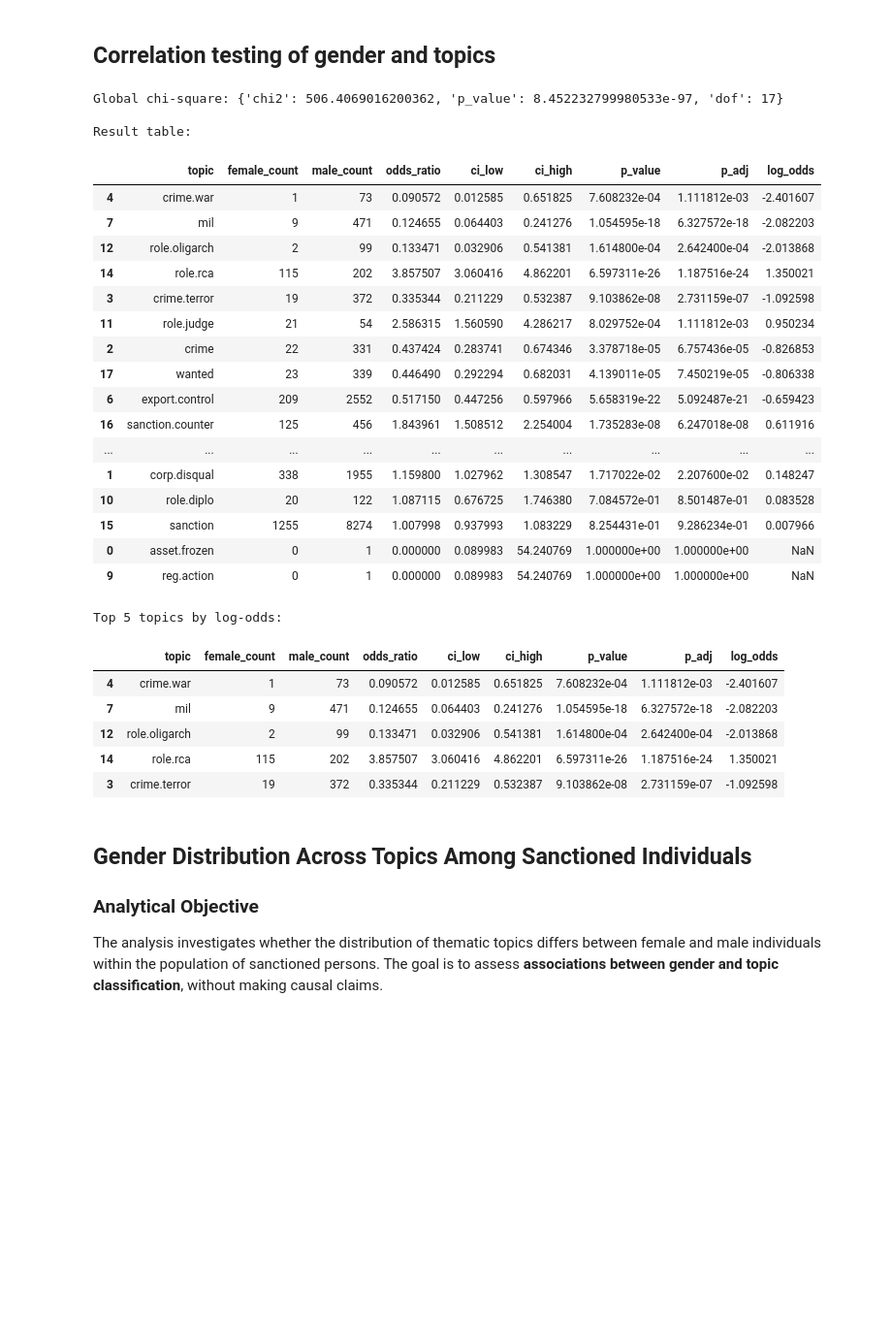
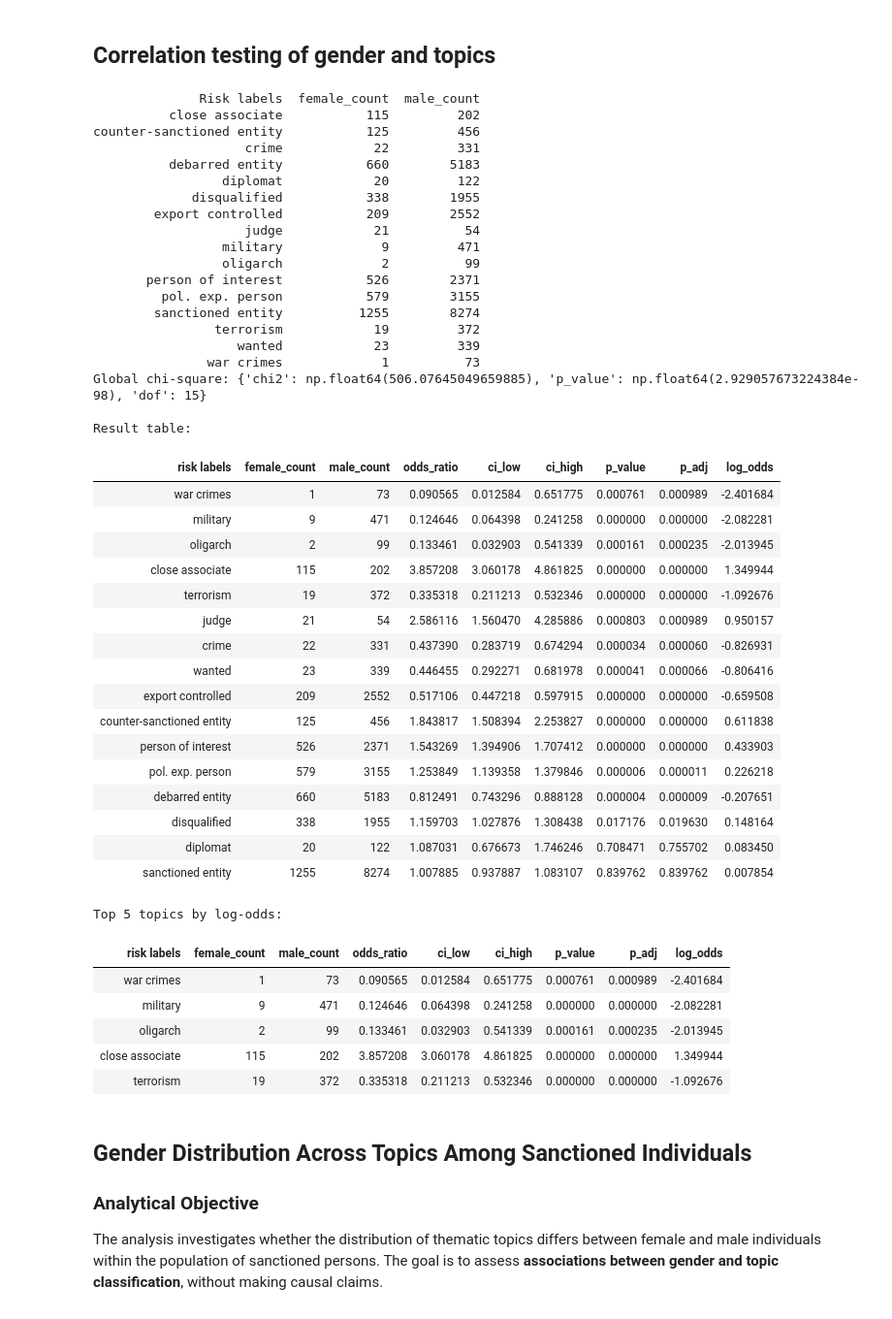
Before and after one commit to jellyrosp/opensanctions, a Jupyter notebook: jupyter_nb/h2/data_plot_h2_csv.ipynb, the cells around one changed output. Shown at 97% size. Cells and saved outputs as stored; diff of their text form; code cells hidden in the pictures; blank space fills up the shorter version.

```diff
--- a/jupyter_nb/h2/data_plot_h2_csv.ipynb
+++ b/jupyter_nb/h2/data_plot_h2_csv.ipynb
@@ -179,48 +248,66 @@ csv_sanctioned_gender_specific_topics_frequency(gender='female', min_count=0)
 # %%
 from opensanctions.h2.h2_csv_inference import get_gender_topic_contingency_table, gender_topic_inference
 
 # Load contingency table from your function
 contingency_table = get_gender_topic_contingency_table()
+print(contingency_table.to_string(index=False))
 
 # Run the inferential analysis
 results_df, chi2_result, standardized_residuals = gender_topic_inference(contingency_table)
 
 # Display summary
 print("Global chi-square:", chi2_result)
 
 print("\nResult table:")
-display(results_df)
+display(results_df.style.hide(axis="index"))
 
 print("\nTop 5 topics by log-odds:")
-results_df.head()
+results_df.head().style.hide(axis="index")
 # %% [output]
-Global chi-square: {'chi2': 506.4069016200362, 'p_value': 8.452232799980533e-97, 'dof': 17}
+              Risk labels  female_count  male_count
+          close associate           115         202
+counter-sanctioned entity           125         456
+                    crime            22         331
+          debarred entity           660        5183
+                 diplomat            20         122
+             disqualified           338        1955
+        export controlled           209        2552
+                    judge            21          54
+                 military             9         471
+                 oligarch             2          99
+       person of interest           526        2371
+         pol. exp. person           579        3155
+        sanctioned entity          1255        8274
+                terrorism            19         372
+                   wanted            23         339
+               war crimes             1          73
+Global chi-square: {'chi2': np.float64(506.07645049659885), 'p_value': np.float64(2.929057673224384e-98), 'dof': 15}
 
 Result table:
-|  | topic | female_count | male_count | odds_ratio | ci_low | ci_high | p_value | p_adj | log_odds |
-| 4 | crime.war | 1 | 73 | 0.090572 | 0.012585 | 0.651825 | 7.608232e-04 | 1.111812e-03 | -2.401607 |
-| 7 | mil | 9 | 471 | 0.124655 | 0.064403 | 0.241276 | 1.054595e-18 | 6.327572e-18 | -2.082203 |
-| 12 | role.oligarch | 2 | 99 | 0.133471 | 0.032906 | 0.541381 | 1.614800e-04 | 2.642400e-04 | -2.013868 |
-| 14 | role.rca | 115 | 202 | 3.857507 | 3.060416 | 4.862201 | 6.597311e-26 | 1.187516e-24 | 1.350021 |
-| 3 | crime.terror | 19 | 372 | 0.335344 | 0.211229 | 0.532387 | 9.103862e-08 | 2.731159e-07 | -1.092598 |
-| 11 | role.judge | 21 | 54 | 2.586315 | 1.560590 | 4.286217 | 8.029752e-04 | 1.111812e-03 | 0.950234 |
-| 2 | crime | 22 | 331 | 0.437424 | 0.283741 | 0.674346 | 3.378718e-05 | 6.757436e-05 | -0.826853 |
-| 17 | wanted | 23 | 339 | 0.446490 | 0.292294 | 0.682031 | 4.139011e-05 | 7.450219e-05 | -0.806338 |
-| 6 | export.control | 209 | 2552 | 0.517150 | 0.447256 | 0.597966 | 5.658319e-22 | 5.092487e-21 | -0.659423 |
-| 16 | sanction.counter | 125 | 456 | 1.843961 | 1.508512 | 2.254004 | 1.735283e-08 | 6.247018e-08 | 0.611916 |
-| ... | ... | ... | ... | ... | ... | ... | ... | ... | ... |
-| 1 | corp.disqual | 338 | 1955 | 1.159800 | 1.027962 | 1.308547 | 1.717022e-02 | 2.207600e-02 | 0.148247 |
-| 10 | role.diplo | 20 | 122 | 1.087115 | 0.676725 | 1.746380 | 7.084572e-01 | 8.501487e-01 | 0.083528 |
-| 15 | sanction | 1255 | 8274 | 1.007998 | 0.937993 | 1.083229 | 8.254431e-01 | 9.286234e-01 | 0.007966 |
-| 0 | asset.frozen | 0 | 1 | 0.000000 | 0.089983 | 54.240769 | 1.000000e+00 | 1.000000e+00 | NaN |
-| 9 | reg.action | 0 | 1 | 0.000000 | 0.089983 | 54.240769 | 1.000000e+00 | 1.000000e+00 | NaN |
+| risk labels | female_count | male_count | odds_ratio | ci_low | ci_high | p_value | p_adj | log_odds |
+| war crimes | 1 | 73 | 0.090565 | 0.012584 | 0.651775 | 0.000761 | 0.000989 | -2.401684 |
+| military | 9 | 471 | 0.124646 | 0.064398 | 0.241258 | 0.000000 | 0.000000 | -2.082281 |
+| oligarch | 2 | 99 | 0.133461 | 0.032903 | 0.541339 | 0.000161 | 0.000235 | -2.013945 |
+| close associate | 115 | 202 | 3.857208 | 3.060178 | 4.861825 | 0.000000 | 0.000000 | 1.349944 |
+| terrorism | 19 | 372 | 0.335318 | 0.211213 | 0.532346 | 0.000000 | 0.000000 | -1.092676 |
+| judge | 21 | 54 | 2.586116 | 1.560470 | 4.285886 | 0.000803 | 0.000989 | 0.950157 |
+| crime | 22 | 331 | 0.437390 | 0.283719 | 0.674294 | 0.000034 | 0.000060 | -0.826931 |
+| wanted | 23 | 339 | 0.446455 | 0.292271 | 0.681978 | 0.000041 | 0.000066 | -0.806416 |
+| export controlled | 209 | 2552 | 0.517106 | 0.447218 | 0.597915 | 0.000000 | 0.000000 | -0.659508 |
+| counter-sanctioned entity | 125 | 456 | 1.843817 | 1.508394 | 2.253827 | 0.000000 | 0.000000 | 0.611838 |
+| person of interest | 526 | 2371 | 1.543269 | 1.394906 | 1.707412 | 0.000000 | 0.000000 | 0.433903 |
+| pol. exp. person | 579 | 3155 | 1.253849 | 1.139358 | 1.379846 | 0.000006 | 0.000011 | 0.226218 |
+| debarred entity | 660 | 5183 | 0.812491 | 0.743296 | 0.888128 | 0.000004 | 0.000009 | -0.207651 |
+| disqualified | 338 | 1955 | 1.159703 | 1.027876 | 1.308438 | 0.017176 | 0.019630 | 0.148164 |
+| diplomat | 20 | 122 | 1.087031 | 0.676673 | 1.746246 | 0.708471 | 0.755702 | 0.083450 |
+| sanctioned entity | 1255 | 8274 | 1.007885 | 0.937887 | 1.083107 | 0.839762 | 0.839762 | 0.007854 |
 Top 5 topics by log-odds:
-|  | topic | female_count | male_count | odds_ratio | ci_low | ci_high | p_value | p_adj | log_odds |
-| 4 | crime.war | 1 | 73 | 0.090572 | 0.012585 | 0.651825 | 7.608232e-04 | 1.111812e-03 | -2.401607 |
-| 7 | mil | 9 | 471 | 0.124655 | 0.064403 | 0.241276 | 1.054595e-18 | 6.327572e-18 | -2.082203 |
-| 12 | role.oligarch | 2 | 99 | 0.133471 | 0.032906 | 0.541381 | 1.614800e-04 | 2.642400e-04 | -2.013868 |
-| 14 | role.rca | 115 | 202 | 3.857507 | 3.060416 | 4.862201 | 6.597311e-26 | 1.187516e-24 | 1.350021 |
-| 3 | crime.terror | 19 | 372 | 0.335344 | 0.211229 | 0.532387 | 9.103862e-08 | 2.731159e-07 | -1.092598 |
+| risk labels | female_count | male_count | odds_ratio | ci_low | ci_high | p_value | p_adj | log_odds |
+| war crimes | 1 | 73 | 0.090565 | 0.012584 | 0.651775 | 0.000761 | 0.000989 | -2.401684 |
+| military | 9 | 471 | 0.124646 | 0.064398 | 0.241258 | 0.000000 | 0.000000 | -2.082281 |
+| oligarch | 2 | 99 | 0.133461 | 0.032903 | 0.541339 | 0.000161 | 0.000235 | -2.013945 |
+| close associate | 115 | 202 | 3.857208 | 3.060178 | 4.861825 | 0.000000 | 0.000000 | 1.349944 |
+| terrorism | 19 | 372 | 0.335318 | 0.211213 | 0.532346 | 0.000000 | 0.000000 | -1.092676 |
 # %% [markdown]
 ## Gender Distribution Across Topics Among Sanctioned Individuals
 
```
Also changed, not shown: parts of 11 cells of this notebook, 8 other files.
